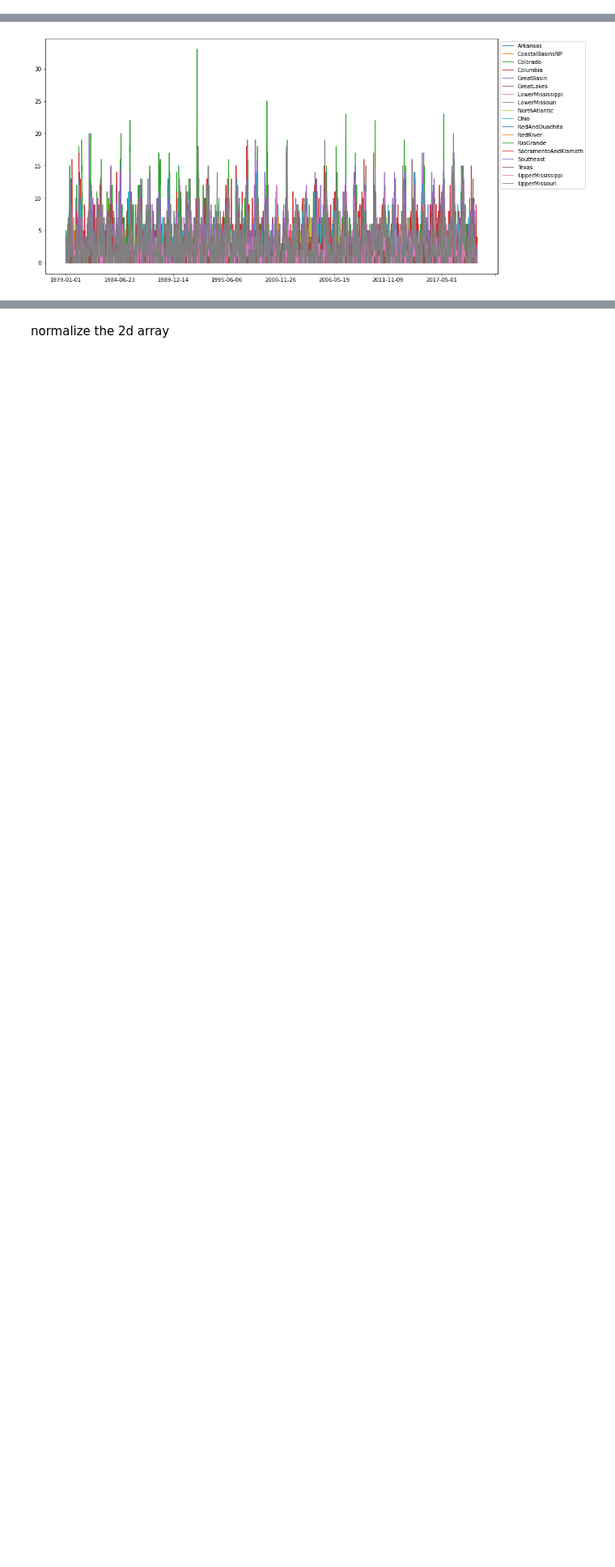
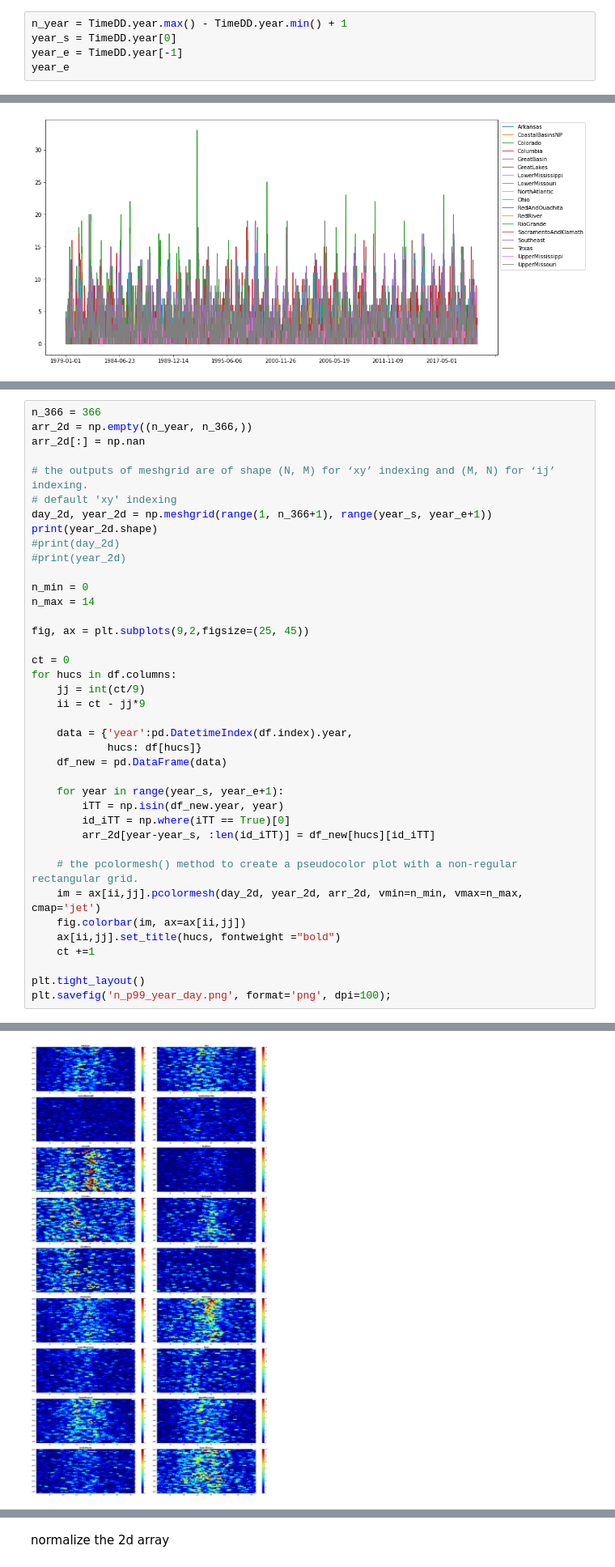
Before and after one commit to ming80302/COEXIST, a Jupyter notebook: p99_runningTot.ipynb, the cells around one changed output, grey strips where cells are left out. Shown at 81% size. Drawn from its saved outputs; the diff is of its cells as text; blank space fills up the shorter version.

```diff
--- a/p99_runningTot.ipynb
+++ b/p99_runningTot.ipynb
@@ -90,3 +91,8 @@ TimeDD   = pd.date_range(StartDay, end=StopDay, freq='d')
 
 n_day = len(TimeDD)
 # TimeDD
+# %%
+n_year = TimeDD.year.max() - TimeDD.year.min() + 1
+year_s = TimeDD.year[0]
+year_e = TimeDD.year[-1]
+year_e
@@ -159,0 +192,40 @@ for hucs in df.columns:
+# %%
+n_366 = 366
+arr_2d = np.empty((n_year, n_366,))
+arr_2d[:] = np.nan
+
+# the outputs of meshgrid are of shape (N, M) for ‘xy’ indexing and (M, N) for ‘ij’ indexing.
+# default 'xy' indexing
+day_2d, year_2d = np.meshgrid(range(1, n_366+1), range(year_s, year_e+1))
+print(year_2d.shape)
+#print(day_2d)
+#print(year_2d)
+
+n_min = 0
+n_max = 14
+
+fig, ax = plt.subplots(9,2,figsize=(25, 45))
+
+ct = 0
+for hucs in df.columns:
+    jj = int(ct/9)
+    ii = ct - jj*9
+
+    data = {'year':pd.DatetimeIndex(df.index).year,
+            hucs: df[hucs]}
+    df_new = pd.DataFrame(data)
+
+    for year in range(year_s, year_e+1):
+        iTT = np.isin(df_new.year, year)
+        id_iTT = np.where(iTT == True)[0]
+        arr_2d[year-year_s, :len(id_iTT)] = df_new[hucs][id_iTT]
+
+    # the pcolormesh() method to create a pseudocolor plot with a non-regular rectangular grid.
+    im = ax[ii,jj].pcolormesh(day_2d, year_2d, arr_2d, vmin=n_min, vmax=n_max, cmap='jet')
+    fig.colorbar(im, ax=ax[ii,jj])
+    ax[ii,jj].set_title(hucs, fontweight ="bold")
+    ct +=1
+
+plt.tight_layout()
+plt.savefig('n_p99_year_day.png', format='png', dpi=100);
+# %% [output]
@@ -159,0 +233 @@ for hucs in df.columns:
+[figure, added]
```
Also changed, not shown: parts of 10 cells of this notebook.
